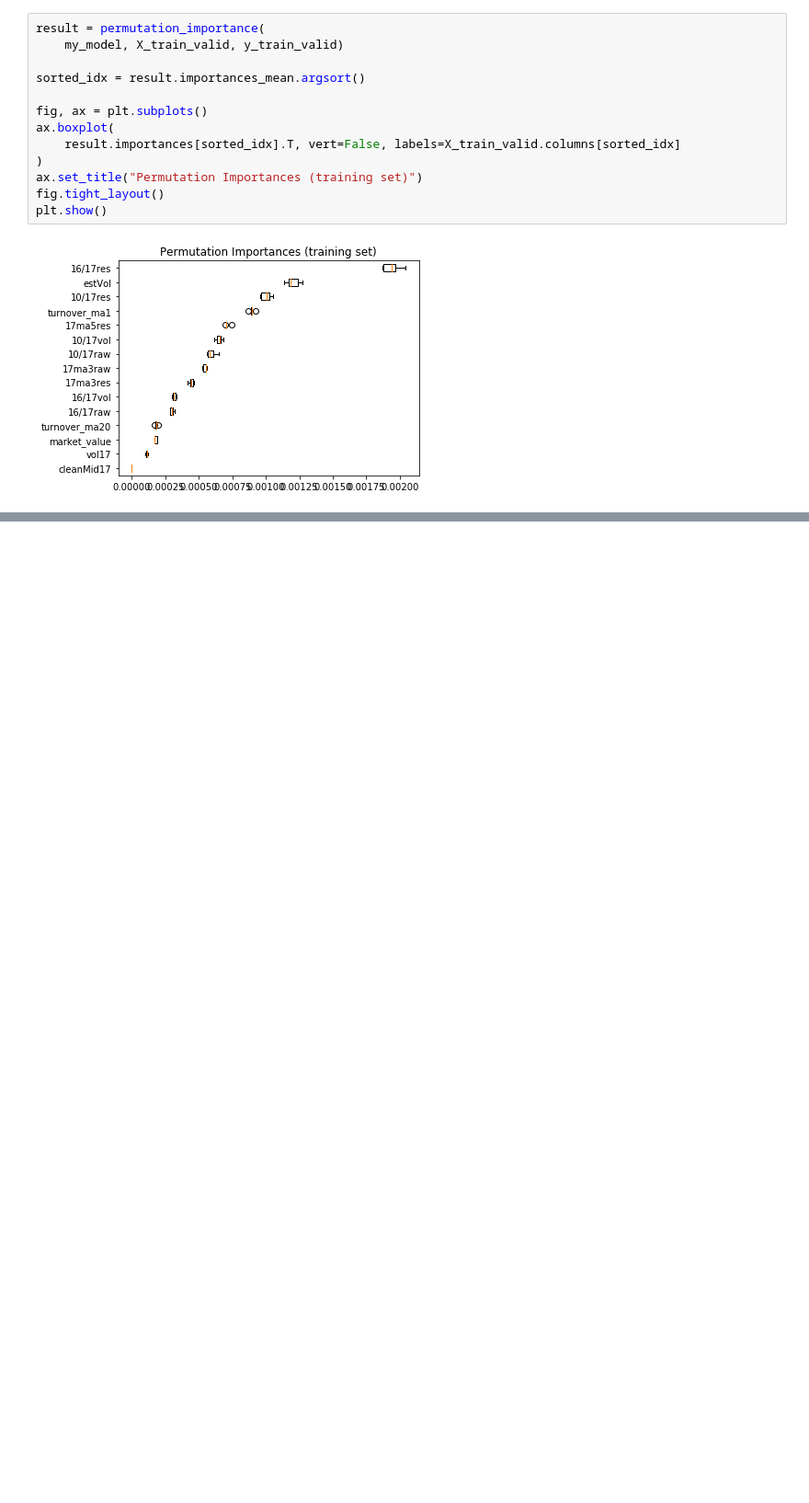
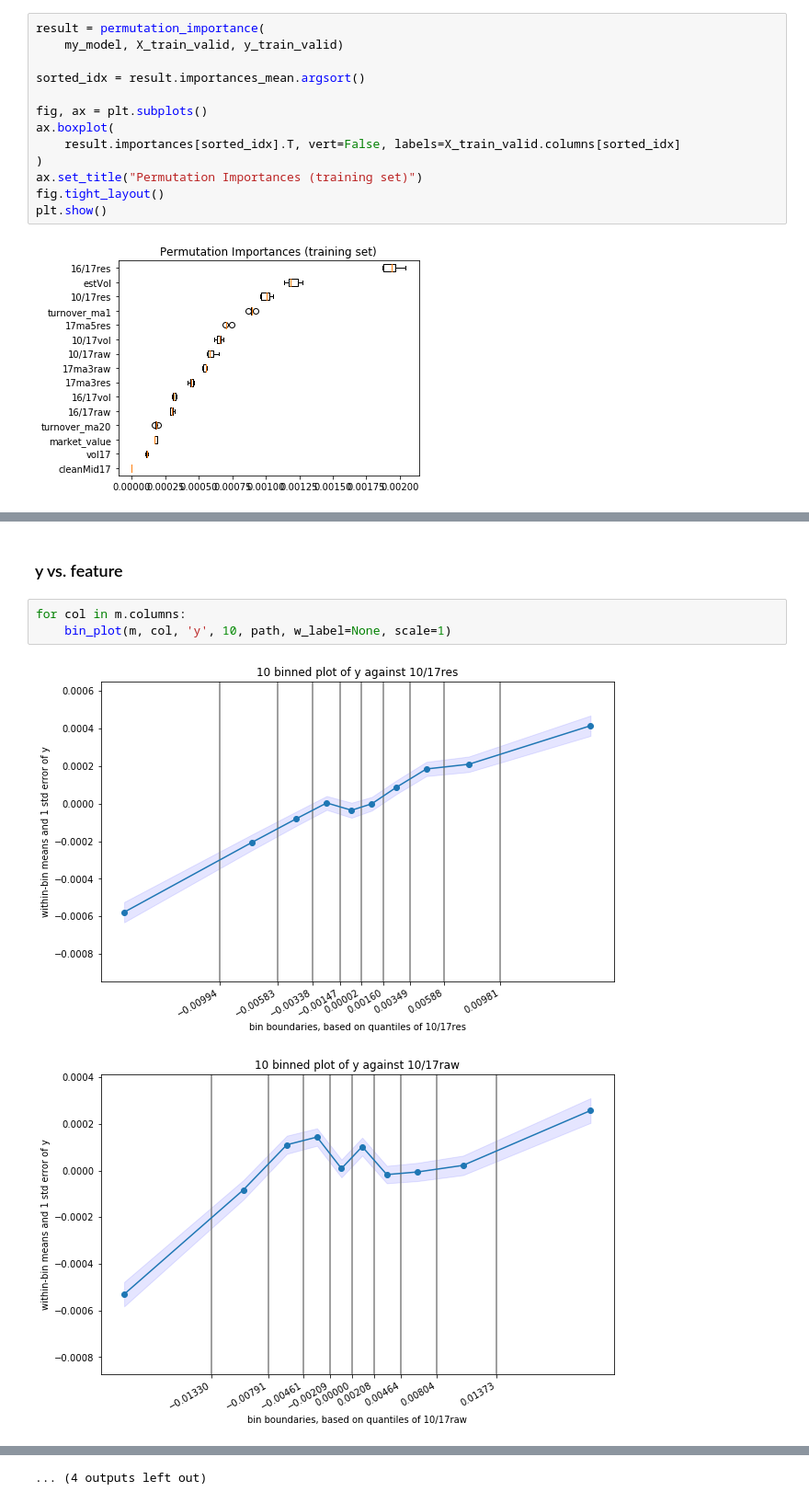
Before and after one commit to kkmumu/MTH-9899-Data-Science-II-Project, a Jupyter notebook: Models/LightGBM.ipynb, the cells around one changed output, grey strips where cells are left out. Shown at 92% size. Saved outputs shown, nothing was run; the diff lists cells and outputs as text; blank space fills up the shorter version.

```diff
--- a/Models/LightGBM.ipynb
+++ b/Models/LightGBM.ipynb
@@ -623,0 +700,8 @@ plt.show()
+# %% [markdown]
+### y vs. feature
+# %%
+for col in m.columns:
+    bin_plot(m, col, 'y', 10, path, w_label=None, scale=1)
+# %% [output]
+[figure, added]
+[figure, added]
@@ -623,0 +718 @@ plt.show()
+... (4 outputs left out)
```
Also changed, not shown: parts of 17 cells of this notebook, 3 other files.
